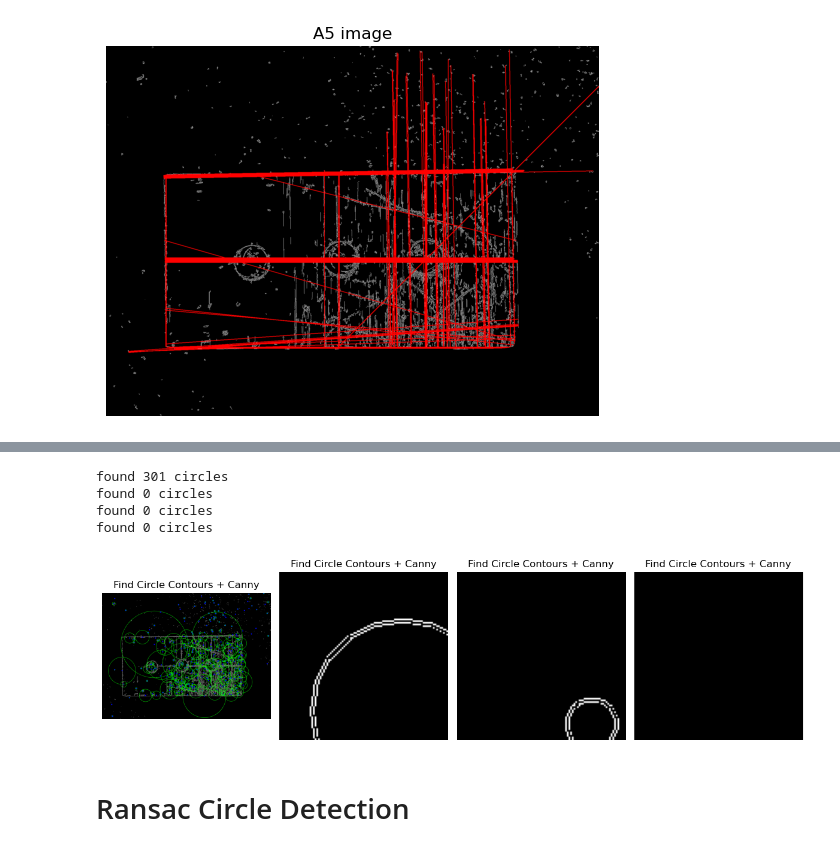
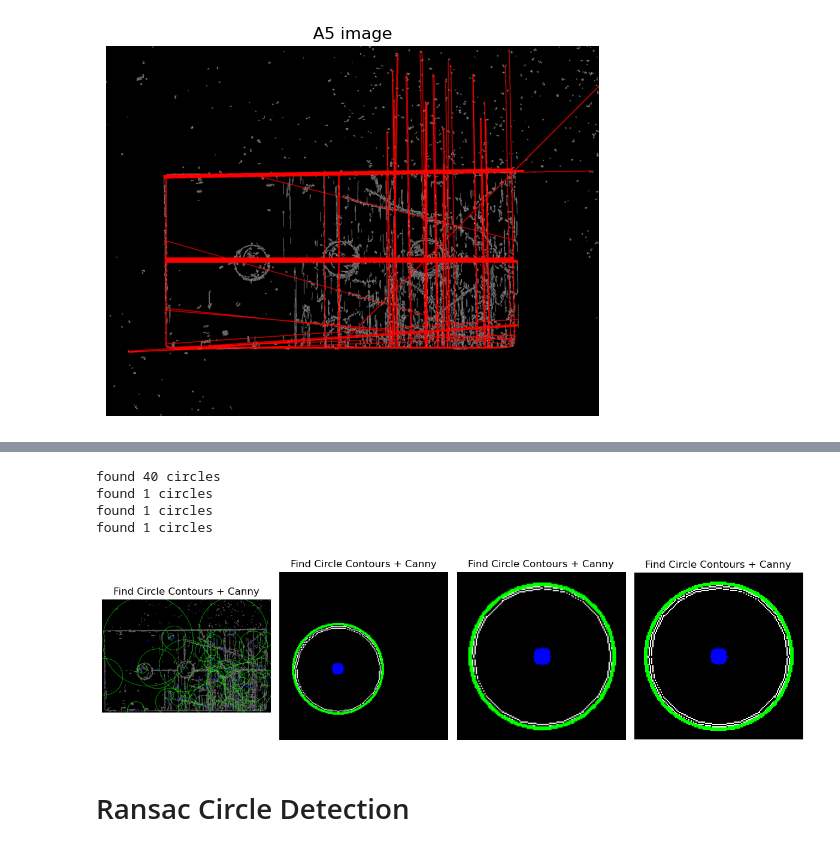
Before and after one commit to Zack-szh/CV-Based-Geometric-Dimensioning-Tolerancing, a Jupyter notebook: testing.ipynb, the cells around one changed output, grey strips where cells are left out. Drawn from its saved outputs; the diff is of its cells as text; code cells hidden in the pictures.

```diff
--- a/testing.ipynb
+++ b/testing.ipynb
@@ -201,19 +201,19 @@ found 0 circles
 # %%
 # grad, _, _ = pp.gradient(img_part1)
 # # showImage(grad)
 # edges = cv2.Canny(grad, 50, 150)
 # # showImage(edges)
 
 # found_circles_CT = find_circles_contours(edges, filter=60)
 # showImage(found_circles_CT)
 
-detection.subsample_technique(detection.DETECTION.CIRCLE, "Find Circle Contours + Canny", lambda img: detection.find_circles_contours(cv2.Canny(pp.gradient(pp.crop(img))[0], 50, 150), filter=60))
+detection.subsample_technique(detection.DETECTION.CIRCLE, "Find Circle Contours + Canny", lambda img: detection.find_circles_contours(cv2.Canny(pp.gradient(pp.crop_largest_structure(img)[0])[0], 50, 150), filter=400))
 # %% [output]
-found 301 circles
-found 0 circles
-found 0 circles
-found 0 circles
+found 40 circles
+found 1 circles
+found 1 circles
+found 1 circles
-[figure, old version]
+[figure, new version]
 # %% [markdown]
 # Ransac Circle Detection
 # %%
```
Also changed, not shown: parts of 7 cells of this notebook, 2 other files.
